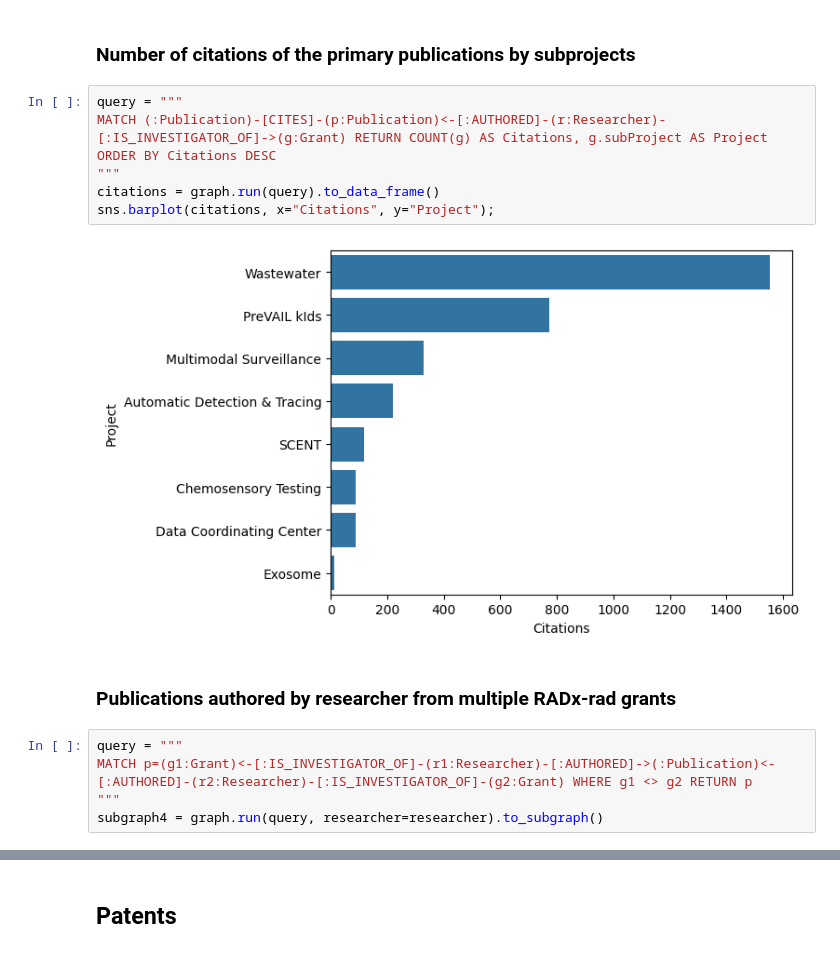
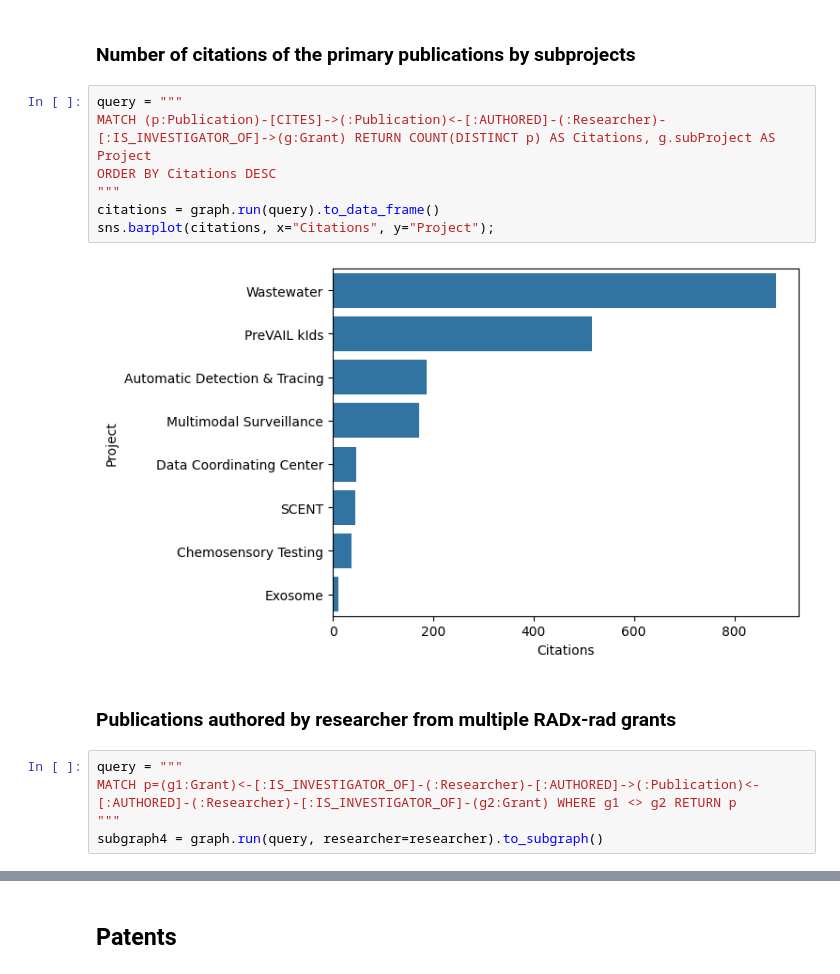
Before and after one commit to radxrad/radx-kg, a Jupyter notebook: notebooks/visualization/ExampleQueries_colab.ipynb, the cells around one changed output, grey strips where cells are left out. Saved outputs shown, nothing was run; the diff lists cells and outputs as text.

```diff
--- a/notebooks/visualization/ExampleQueries_colab.ipynb
+++ b/notebooks/visualization/ExampleQueries_colab.ipynb
@@ -276,18 +277,18 @@ Number of citations: 1792
 ### Number of citations of the primary publications by subprojects
 # %%
 query = """
-MATCH (:Publication)-[CITES]-(p:Publication)<-[:AUTHORED]-(r:Researcher)-[:IS_INVESTIGATOR_OF]->(g:Grant) RETURN COUNT(g) AS Citations, g.subProject AS Project
+MATCH (p:Publication)-[CITES]->(:Publication)<-[:AUTHORED]-(:Researcher)-[:IS_INVESTIGATOR_OF]->(g:Grant) RETURN COUNT(DISTINCT p) AS Citations, g.subProject AS Project
 ORDER BY Citations DESC
 """
 citations = graph.run(query).to_data_frame()
 sns.barplot(citations, x="Citations", y="Project");
 # %% [output]
-[figure, old version]
+[figure, new version]
 # %% [markdown]
 ### Publications authored by researcher from multiple RADx-rad grants
 # %%
 query = """
-MATCH p=(g1:Grant)<-[:IS_INVESTIGATOR_OF]-(r1:Researcher)-[:AUTHORED]->(:Publication)<-[:AUTHORED]-(r2:Researcher)-[:IS_INVESTIGATOR_OF]-(g2:Grant) WHERE g1 <> g2 RETURN p
+MATCH p=(g1:Grant)<-[:IS_INVESTIGATOR_OF]-(:Researcher)-[:AUTHORED]->(:Publication)<-[:AUTHORED]-(:Researcher)-[:IS_INVESTIGATOR_OF]-(g2:Grant) WHERE g1 <> g2 RETURN p
 """
 subgraph4 = graph.run(query, researcher=researcher).to_subgraph()
 # %%
```
Also changed, not shown: parts of 25 cells of this notebook.
